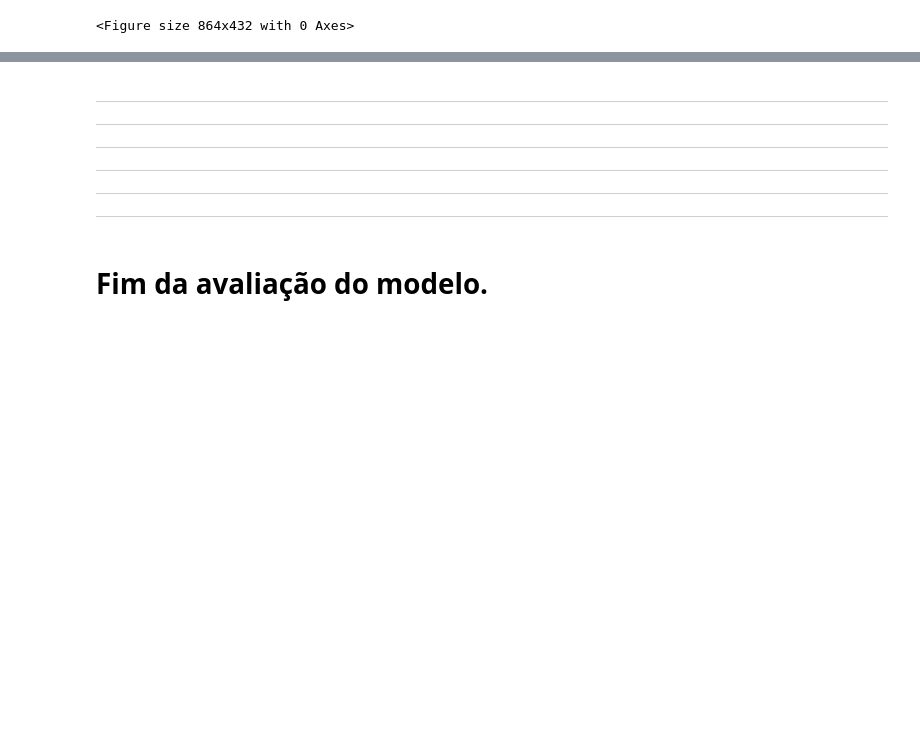
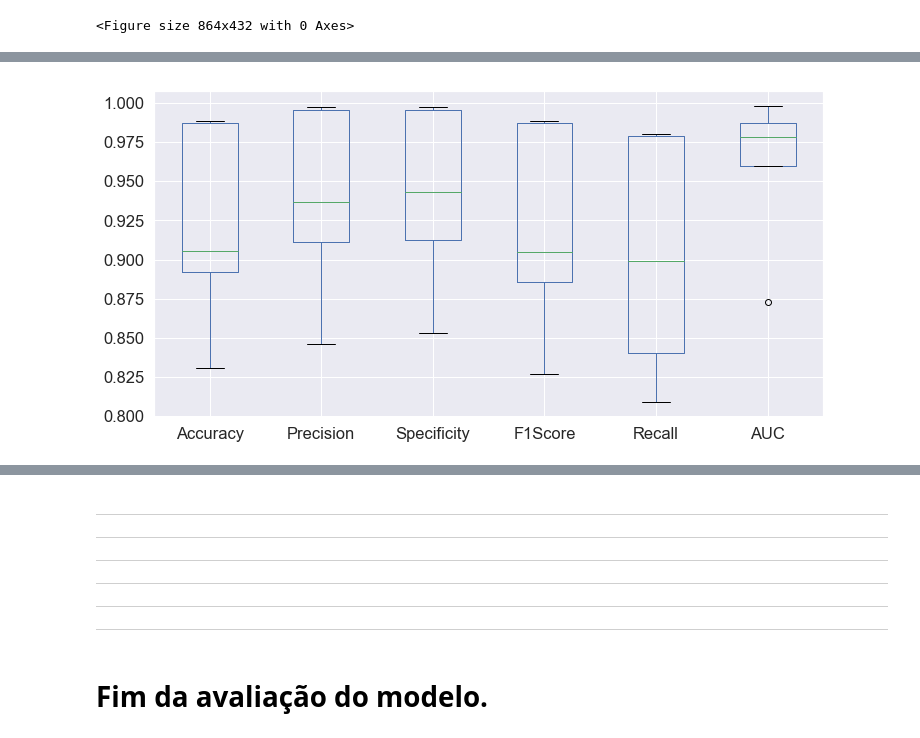
Before and after one commit to joctal/tcc, a Jupyter notebook: TCC_Outros_modelos.ipynb, the cells around one changed output, grey strips where cells are left out. Drawn from its saved outputs; the diff is of its cells as text; code cells hidden in the pictures; blank space fills up the shorter version.

```diff
--- a/TCC_Outros_modelos.ipynb
+++ b/TCC_Outros_modelos.ipynb
@@ -323,0 +461,8 @@ Classification Report:
+# %%
+nbRecall = recall_score(y_train, nb_pred)
+# %%
+nbF1_score = f1_score(y_train, nb_pred)
+# %%
+nbSpecificity = TN / float(TN + FP)
+dfSpecificity = pandas.DataFrame(nbSpecificity, index = ['Specificity'], columns = ['resultado'] )
+nbSpecificity
@@ -418,0 +572,17 @@ plt.subplots_adjust(left=0.1, right=0.9, top=0.9, bottom=0.1)
+# %%
+dfresultado=pd.DataFrame.from_dict(dict([('Regressão Logística',[rlog_dict['Accuracy'],
+                                                     rlog_dict['Precision'],
+                                                     rlog_dict['Specificity'],
+                                                     rlog_dict['F1Score'],
+                                                     rlog_dict['Recall'],
+                                                     rlog_dict['Auc']]),
+                            ('Arvore de decisão',[cart_dict['Accuracy'],
+                                                     cart_dict['Precision'],
+                                                     cart_dict['Specificity'],
+                                                     cart_dict['F1Score'],
+                                                     cart_dict['Recall'],
+                                                     cart_dict['Auc']]),
+                            ('Random Forest', [RF_Accuracy, rfPrecision, rfSpecificity,rfF1Score,rfRecall,RF_Auc]),
+                            ('SVM', [svmAccuracy, svmPrecision, svmSpecificity,svmF1_score,svmRecall,SVM_Auc]),
+                            ('Naive Bayes', [nb_accuracy_testdata, nbPrecision, nbSpecificity,nbF1_score,nbRecall,NB_Auc])]),
+                            orient='index', columns=['Accuracy', 'Precision', 'Specificity', 'F1Score', 'Recall','AUC'])
@@ -418,0 +610,4 @@ plt.subplots_adjust(left=0.1, right=0.9, top=0.9, bottom=0.1)
+# %%
+boxplot = dfresultado.boxplot()
+# %% [output]
+[figure, added]
```
Also changed, not shown: parts of 56 cells of this notebook, 13 other files.
